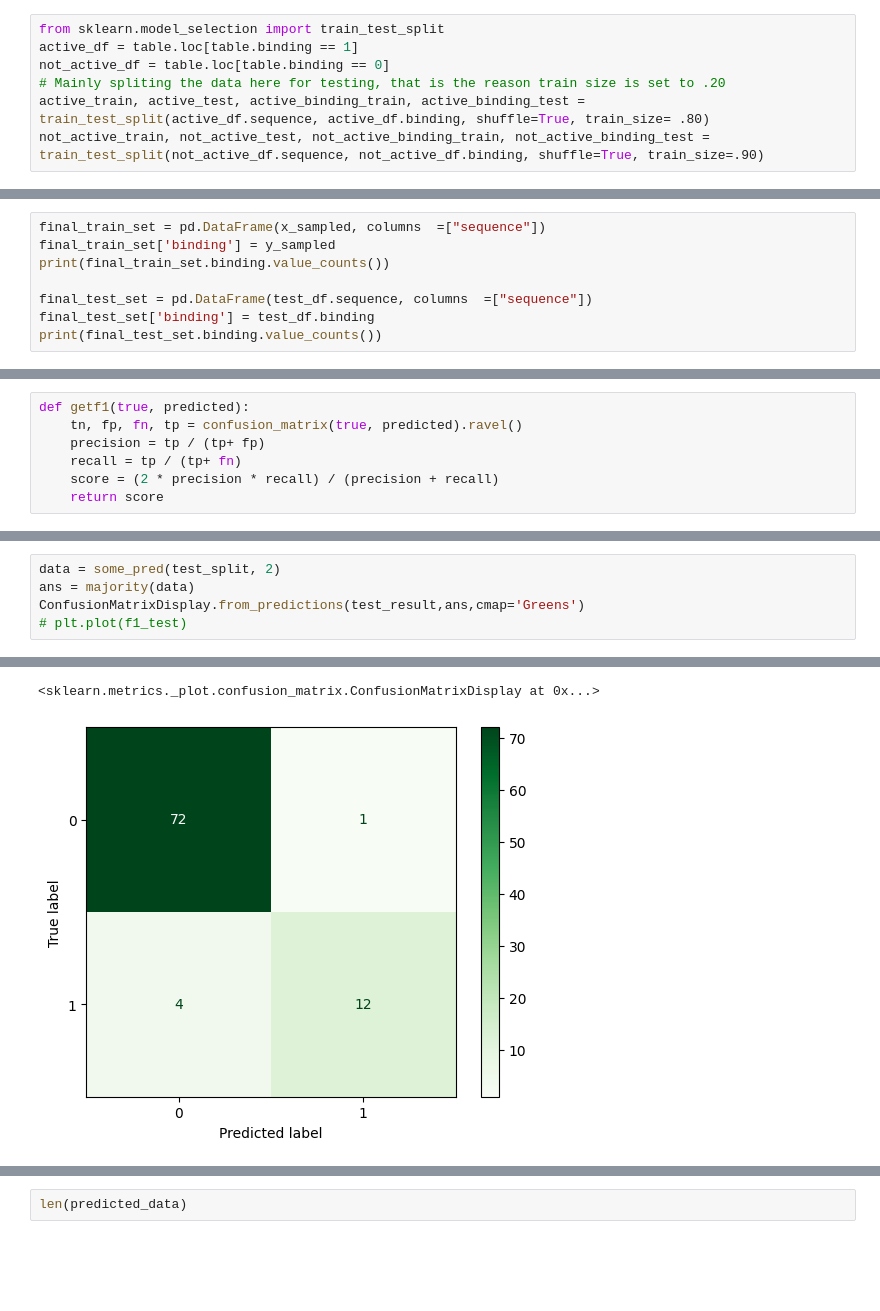
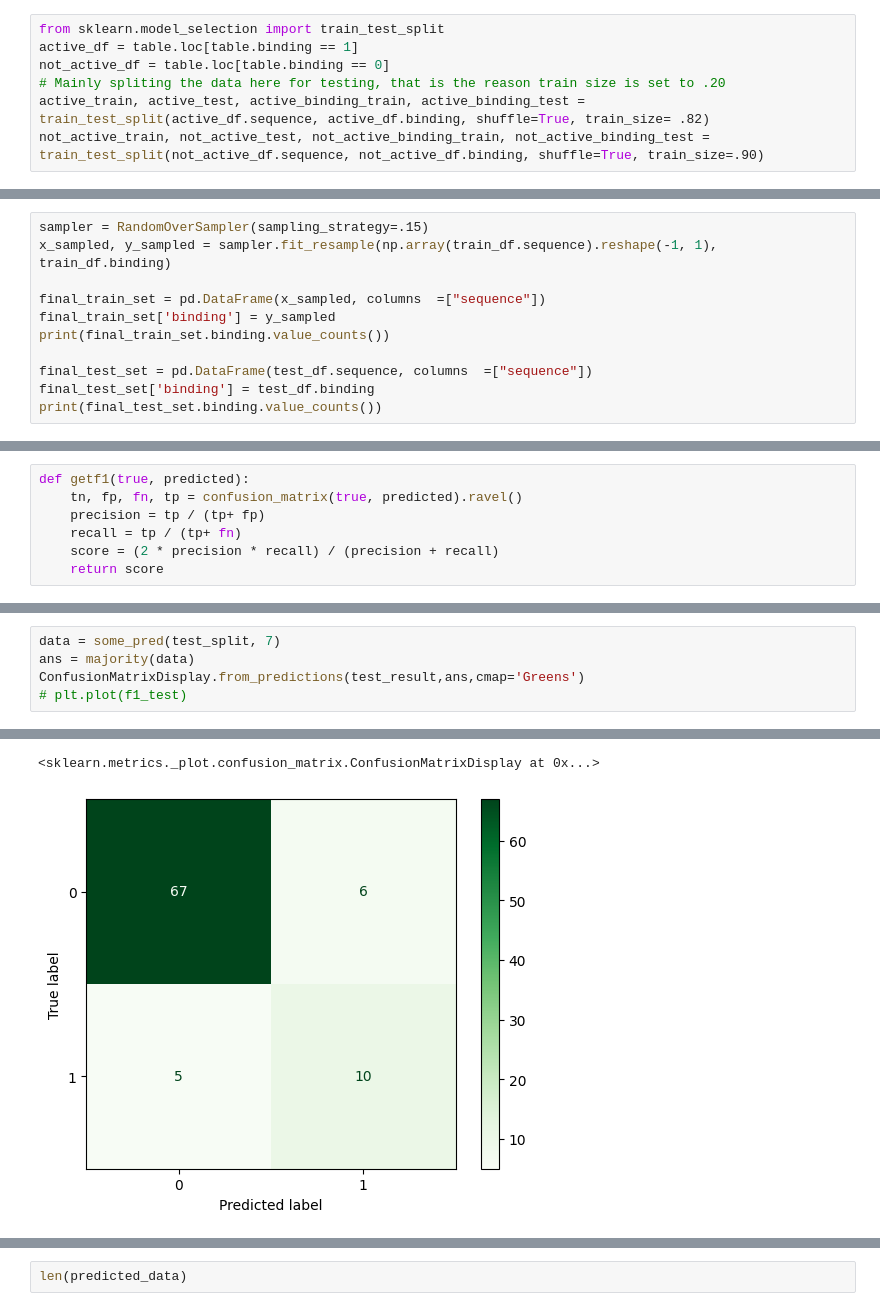
Before and after one commit to bhaba-ranjan/ada-boosting, a Jupyter notebook: boosting-ann.ipynb, the cells around one changed output, grey strips where cells are left out. Drawn from its saved outputs; the diff is of its cells as text; blank space fills up the shorter version.

```diff
--- a/boosting-ann.ipynb
+++ b/boosting-ann.ipynb
@@ -34,7 +34,7 @@ from sklearn.model_selection import train_test_split
 active_df = table.loc[table.binding == 1]
 not_active_df = table.loc[table.binding == 0]
 # Mainly spliting the data here for testing, that is the reason train size is set to .20
-active_train, active_test, active_binding_train, active_binding_test = train_test_split(active_df.sequence, active_df.binding, shuffle=True, train_size= .80)
+active_train, active_test, active_binding_train, active_binding_test = train_test_split(active_df.sequence, active_df.binding, shuffle=True, train_size= .82)
 not_active_train, not_active_test, not_active_binding_train, not_active_binding_test = train_test_split(not_active_df.sequence, not_active_df.binding, shuffle=True, train_size=.90)
 # %%
 def createDf(data):
@@ -75,5 +72,8 @@ Name: binding, dtype: int64
 Name: binding, dtype: int64
 # %%
+sampler = RandomOverSampler(sampling_strategy=.15)
+x_sampled, y_sampled = sampler.fit_resample(np.array(train_df.sequence).reshape(-1, 1), train_df.binding)
+
 final_train_set = pd.DataFrame(x_sampled, columns  =["sequence"])
 final_train_set['binding'] = y_sampled
 print(final_train_set.binding.value_counts())
@@ -447,5 +478,5 @@ for i in range(1,13):
 # %%
-data = some_pred(test_split, 2)
+data = some_pred(test_split, 7)
 ans = majority(data)
 ConfusionMatrixDisplay.from_predictions(test_result,ans,cmap='Greens')
 # plt.plot(f1_test)
@@ -457,5 +498,5 @@ ConfusionMatrixDisplay.from_predictions(test_result,ans,cmap='Greens')
 <sklearn.metrics._plot.confusion_matrix.ConfusionMatrixDisplay at 0x...>
-[figure, old version]
+[figure, new version]
 # %%
 f1_train = []
 for i in range(1,13):
```
Also changed, not shown: parts of 18 cells of this notebook.
